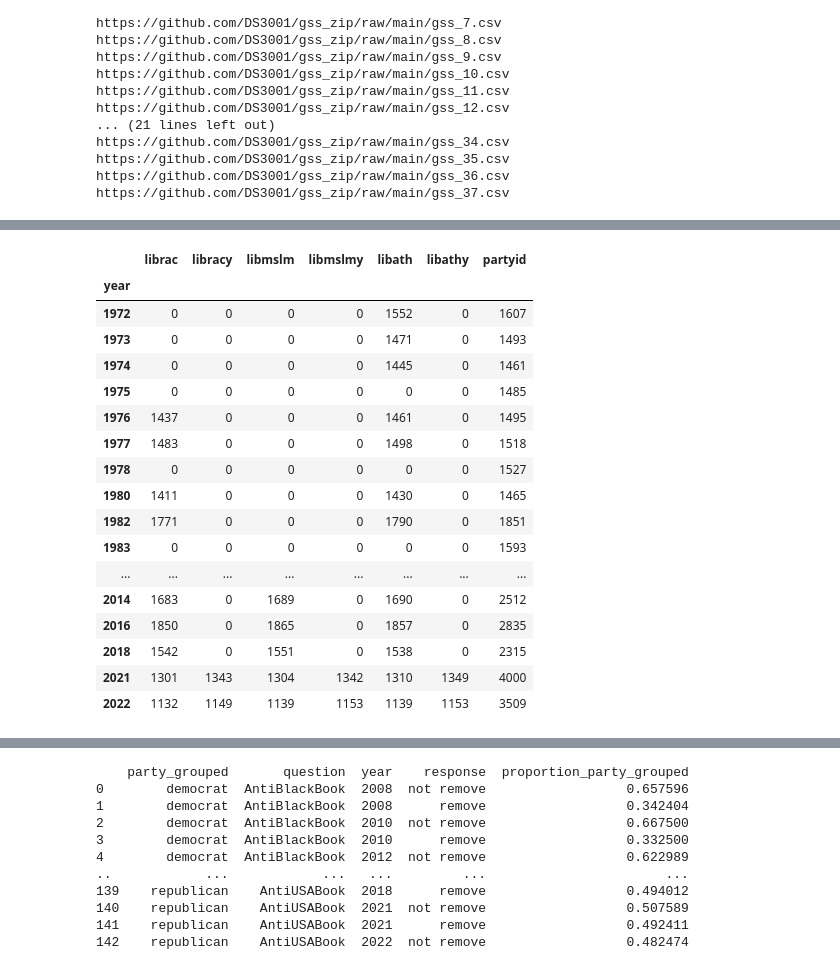
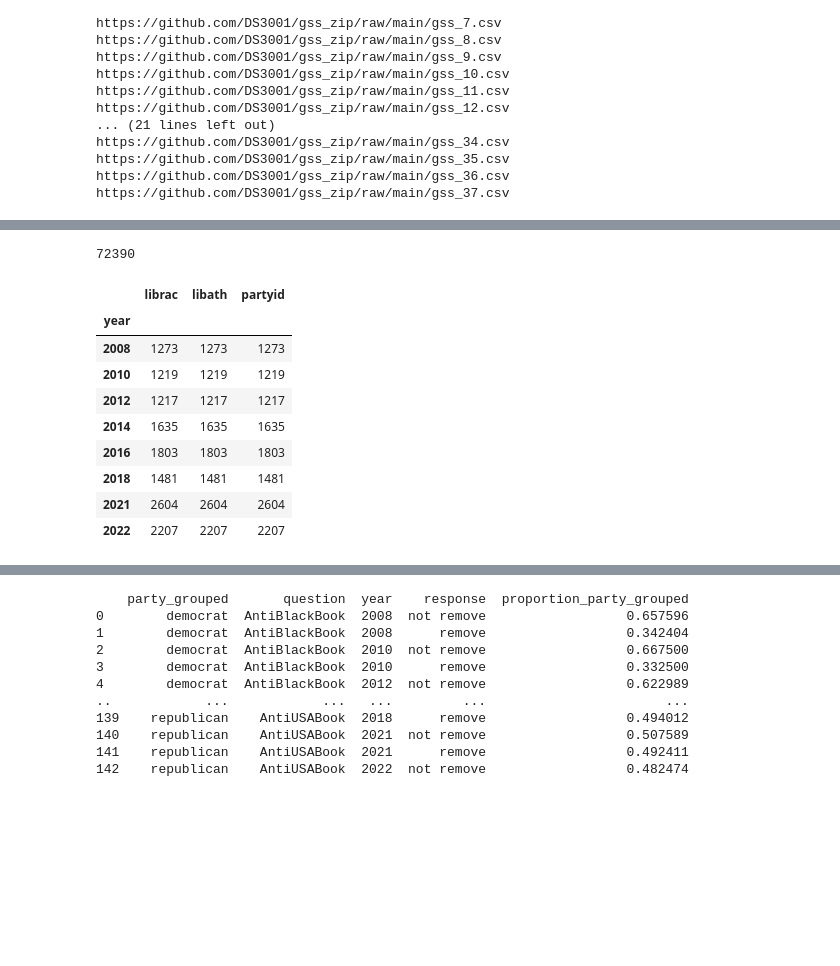
Before and after one commit to manaswinit26/group19, a Jupyter notebook: lab1 (1).ipynb, the cells around one changed output, grey strips where cells are left out. Saved outputs shown, nothing was run; the diff lists cells and outputs as text; code cells hidden in the pictures; blank space fills up the shorter version.

```diff
--- a/lab1 (1).ipynb
+++ b/lab1 (1).ipynb
@@ -92,0 +113,11 @@ dtype: int64
+# %%
+# Combine the orginial variable with the Gender Neutral Wording version to diminish the lack of missing data points
+df['librac'] = df['librac'].mask(df['librac'].isna(), df['libracy'])
+df['libmslm'] = df['libmslm'].mask(df['libmslm'].isna(), df['libmslmy'])
+df['libath'] = df['libath'].mask(df['libath'].isna(), df['libathy'])
+
+df.to_csv('raw_gss_data_url.csv', index=False)
+# Observing the change in data
+df[['librac','libmslm', 'libath', 'partyid', 'year']].isna().sum() #librac: 31848, libmslm: 58475, libath: 27198, partyid: 485,year: 0 dtype: int64
+# %% [output]
+72390
@@ -93,22 +145,17 @@ dtype: int64
 # %%
+
+church_race_religion = df[['librac', 'libmslm', 'libath', 'partyid', 'year']]
+church_race_religion.to_csv('church_race_religion.csv', index=False)
 # Group by 'year' and count values for each variable
-df.groupby('year')[['librac','libracy','libmslm','libmslmy', 'libath', 'libathy', 'partyid']].count()
+church_race_religion.groupby('year')[['librac','libath', 'partyid']].count()
 # %% [output]
-|  | librac | libracy | libmslm | libmslmy | libath | libathy | partyid |
-| year |  |  |  |  |  |  |  |
-| 1972 | 0 | 0 | 0 | 0 | 1552 | 0 | 1607 |
-| 1973 | 0 | 0 | 0 | 0 | 1471 | 0 | 1493 |
-| 1974 | 0 | 0 | 0 | 0 | 1445 | 0 | 1461 |
-| 1975 | 0 | 0 | 0 | 0 | 0 | 0 | 1485 |
-| 1976 | 1437 | 0 | 0 | 0 | 1461 | 0 | 1495 |
-| 1977 | 1483 | 0 | 0 | 0 | 1498 | 0 | 1518 |
-| 1978 | 0 | 0 | 0 | 0 | 0 | 0 | 1527 |
-| 1980 | 1411 | 0 | 0 | 0 | 1430 | 0 | 1465 |
-| 1982 | 1771 | 0 | 0 | 0 | 1790 | 0 | 1851 |
-| 1983 | 0 | 0 | 0 | 0 | 0 | 0 | 1593 |
-| ... | ... | ... | ... | ... | ... | ... | ... |
-| 2014 | 1683 | 0 | 1689 | 0 | 1690 | 0 | 2512 |
-| 2016 | 1850 | 0 | 1865 | 0 | 1857 | 0 | 2835 |
-| 2018 | 1542 | 0 | 1551 | 0 | 1538 | 0 | 2315 |
-| 2021 | 1301 | 1343 | 1304 | 1342 | 1310 | 1349 | 4000 |
-| 2022 | 1132 | 1149 | 1139 | 1153 | 1139 | 1153 | 3509 |
+|  | librac | libath | partyid |
+| year |  |  |  |
+| 2008 | 1273 | 1273 | 1273 |
+| 2010 | 1219 | 1219 | 1219 |
+| 2012 | 1217 | 1217 | 1217 |
+| 2014 | 1635 | 1635 | 1635 |
+| 2016 | 1803 | 1803 | 1803 |
+| 2018 | 1481 | 1481 | 1481 |
+| 2021 | 2604 | 2604 | 2604 |
+| 2022 | 2207 | 2207 | 2207 |
```
Also changed, not shown: parts of 40 cells of this notebook.
